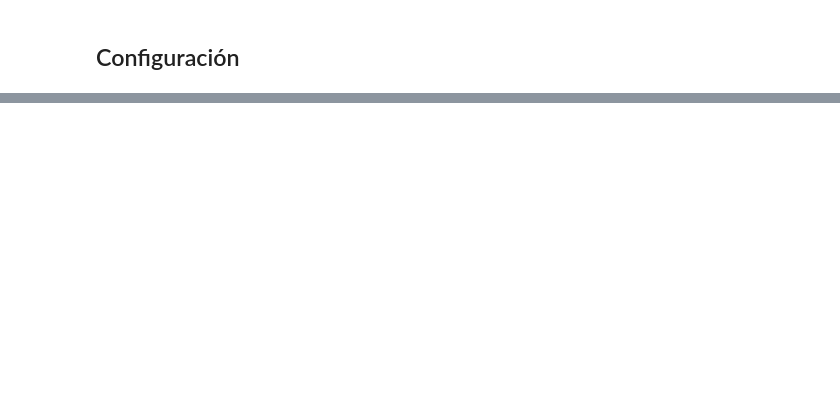
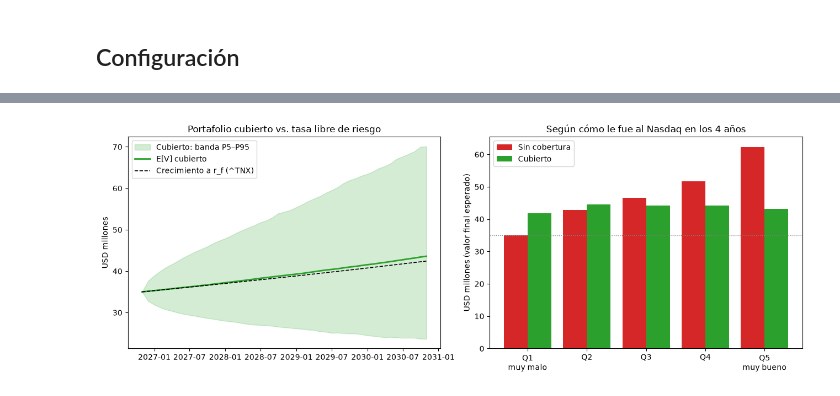
Before and after one commit to Juancho-00/laboratorio-2-derivados, a Jupyter notebook: notebooks/02_futuros_cobertura.ipynb, the cells around one changed output, grey strips where cells are left out. Saved outputs shown, nothing was run; the diff lists cells and outputs as text; code cells hidden in the pictures; blank space fills up the shorter version.

```diff
--- a/notebooks/02_futuros_cobertura.ipynb
+++ b/notebooks/02_futuros_cobertura.ipynb
@@ -1103,0 +1121,19 @@ plt.show()
+# %%
+# 10.2 Valor esperado trimestral (meses 0, 3, …, 48)
+idx_q = np.arange(0, n_mes + 1, 3)
+nq    = np.arange(len(idx_q))                                   # trimestre 0..16
+cob   = PG_acum - costos_acum[:, None]                          # resultado acumulado de la cobertura (futuros − costos)
+ve = pd.DataFrame({
+    "Fecha": fechas[idx_q].date,
+    "E[V] sin cobertura": V_sin[idx_q].mean(axis=1),
+    "E[V] cubierto": V_cub_neto[idx_q].mean(axis=1),
+    "V libre de riesgo": Vp * (1 + rf_trim) ** nq,
+    "Mediana cubierto": np.median(V_cub_neto[idx_q], axis=1),
+    "E[cobertura acumulada]": cob[idx_q].mean(axis=1),
+}, index=[f"T{k}" for k in nq])
+ve["E[cobertura del trimestre]"] = ve["E[cobertura acumulada]"].diff()            # flujo esperado de cada trimestre
+ve["VP a r_f"] = ve["E[cobertura del trimestre]"] / (1 + rf_trim) ** nq            # descontado con r_f trimestral
+ve.to_csv(PROC / "valor_esperado_trimestral_v2.csv")
+print(f"VP de la cobertura (16 trimestres, descontado a r_f) = {ve['VP a r_f'].sum():+,.0f} USD")
+ve.style.format({c_: "{:,.0f}" for c_ in ve.columns if c_ != "Fecha"} |
+                {c_: "{:+,.0f}" for c_ in ["E[cobertura acumulada]", "E[cobertura del trimestre]", "VP a r_f"]}, na_rep="—")
@@ -1103,0 +1190,9 @@ plt.show()
+# %%
+# 10.4 Valor esperado según cómo le fue al mercado (quintiles del ^NDX a 4 años)
+quint = pd.qcut(S_arr[-1], 5, labels=["Q1 (mercado muy malo)", "Q2", "Q3", "Q4", "Q5 (mercado muy bueno)"])
+por_q = pd.DataFrame({"^NDX var. 4 años (prom.)": S_arr[-1] / S0 - 1, "E[V] sin cobertura": V_sin[-1],
+                      "E[V] cubierto": V_cub_neto[-1]}).groupby(quint, observed=True).mean()
+por_q["Diferencia (cubierto − sin)"] = por_q["E[V] cubierto"] - por_q["E[V] sin cobertura"]
+por_q.to_csv(PROC / "valor_esperado_por_quintil_v2.csv")
+por_q.style.format({"^NDX var. 4 años (prom.)": "{:+.1%}", "E[V] sin cobertura": "{:,.0f}",
+                    "E[V] cubierto": "{:,.0f}", "Diferencia (cubierto − sin)": "{:+,.0f}"})
@@ -1103,0 +1206,18 @@ plt.show()
+# %%
+# 10.5 Gráfico: valor esperado del cubierto vs. r_f, y efecto de la cobertura según el mercado
+fig, ax = plt.subplots(1, 2, figsize=(13, 4.8))
+ax[0].fill_between(fechas, np.quantile(V_cub_neto, .05, axis=1) / 1e6, np.quantile(V_cub_neto, .95, axis=1) / 1e6,
+                   color="tab:green", alpha=.2, label="Cubierto: banda P5–P95")
+ax[0].plot(fechas, V_cub_neto.mean(axis=1) / 1e6, color="tab:green", lw=2, label="E[V] cubierto")
+ax[0].plot(fechas[idx_q], ve["V libre de riesgo"] / 1e6, "k--", lw=1.2, label="Crecimiento a r_f (^TNX)")
+ax[0].set_ylabel("USD millones"); ax[0].legend(loc="upper left"); ax[0].set_title("Portafolio cubierto vs. tasa libre de riesgo")
+x = np.arange(len(por_q))
+ax[1].bar(x - .2, por_q["E[V] sin cobertura"] / 1e6, width=.4, color="tab:red", label="Sin cobertura")
+ax[1].bar(x + .2, por_q["E[V] cubierto"] / 1e6, width=.4, color="tab:green", label="Cubierto")
+ax[1].axhline(Vp / 1e6, color="gray", ls=":", lw=1)
+ax[1].set_xticks(x); ax[1].set_xticklabels(["Q1\nmuy malo", "Q2", "Q3", "Q4", "Q5\nmuy bueno"])
+ax[1].set_ylabel("USD millones (valor final esperado)"); ax[1].legend()
+ax[1].set_title("Según cómo le fue al Nasdaq en los 4 años")
+plt.tight_layout(); fig.savefig(RAIZ / "outputs" / "figures" / "valor_esperado_cobertura_v2.png", dpi=150); plt.show()
+# %% [output]
+[figure, added]
```
Also changed, not shown: parts of 119 cells of this notebook, 38 other files.
